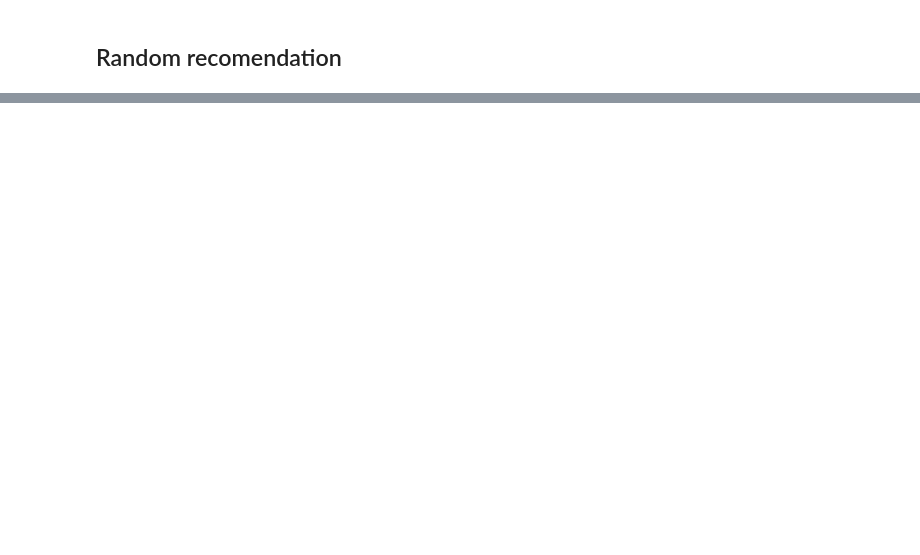
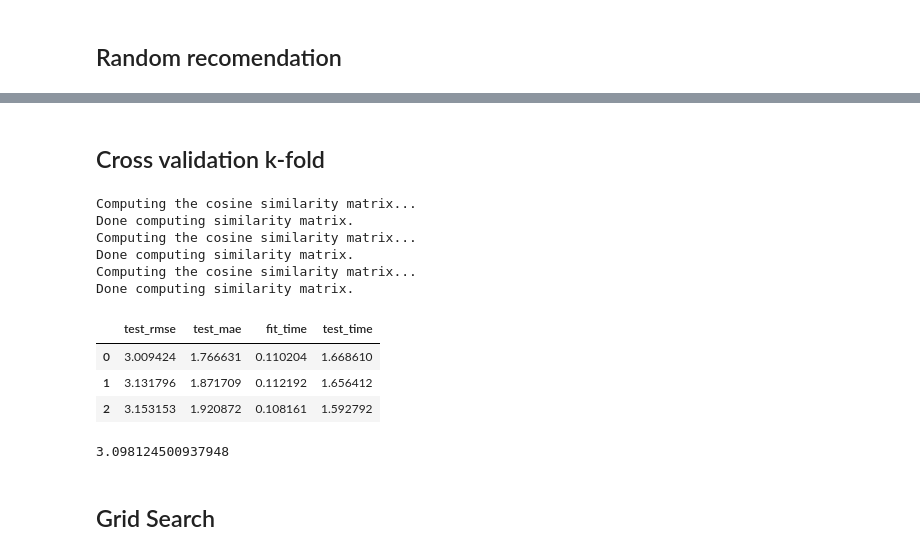
Before and after one commit to Song-z-h/data-intensive-proj, a Jupyter notebook: recomendation.ipynb, the cells around one changed output, grey strips where cells are left out. Drawn from its saved outputs; the diff is of its cells as text; code cells hidden in the pictures; blank space fills up the shorter version.

```diff
--- a/recomendation.ipynb
+++ b/recomendation.ipynb
@@ -939,0 +1047,29 @@ rmse(preds), mae(preds)
+# %% [markdown]
+## Cross validation k-fold
+# %%
+from surprise.model_selection import KFold
+kf = KFold(n_splits=3, shuffle=True, random_state=42)
+# %%
+from surprise.model_selection import cross_validate
+model = KNNBasic(k=10, sim_options={"name": "cosine"})
+cv_results = cross_validate(model, train_dataset, cv=kf)
+# %% [output]
+Computing the cosine similarity matrix...
+Done computing similarity matrix.
+Computing the cosine similarity matrix...
+Done computing similarity matrix.
+Computing the cosine similarity matrix...
+Done computing similarity matrix.
+# %%
+pd.DataFrame(cv_results)
+# %% [output]
+|  | test_rmse | test_mae | fit_time | test_time |
+| 0 | 3.009424 | 1.766631 | 0.110204 | 1.668610 |
+| 1 | 3.131796 | 1.871709 | 0.112192 | 1.656412 |
+| 2 | 3.153153 | 1.920872 | 0.108161 | 1.592792 |
+# %%
+cv_results["test_rmse"].mean()
+# %% [output]
+3.098124500937948
+# %% [markdown]
+## Grid Search
```
Also changed, not shown: parts of 73 cells of this notebook.
